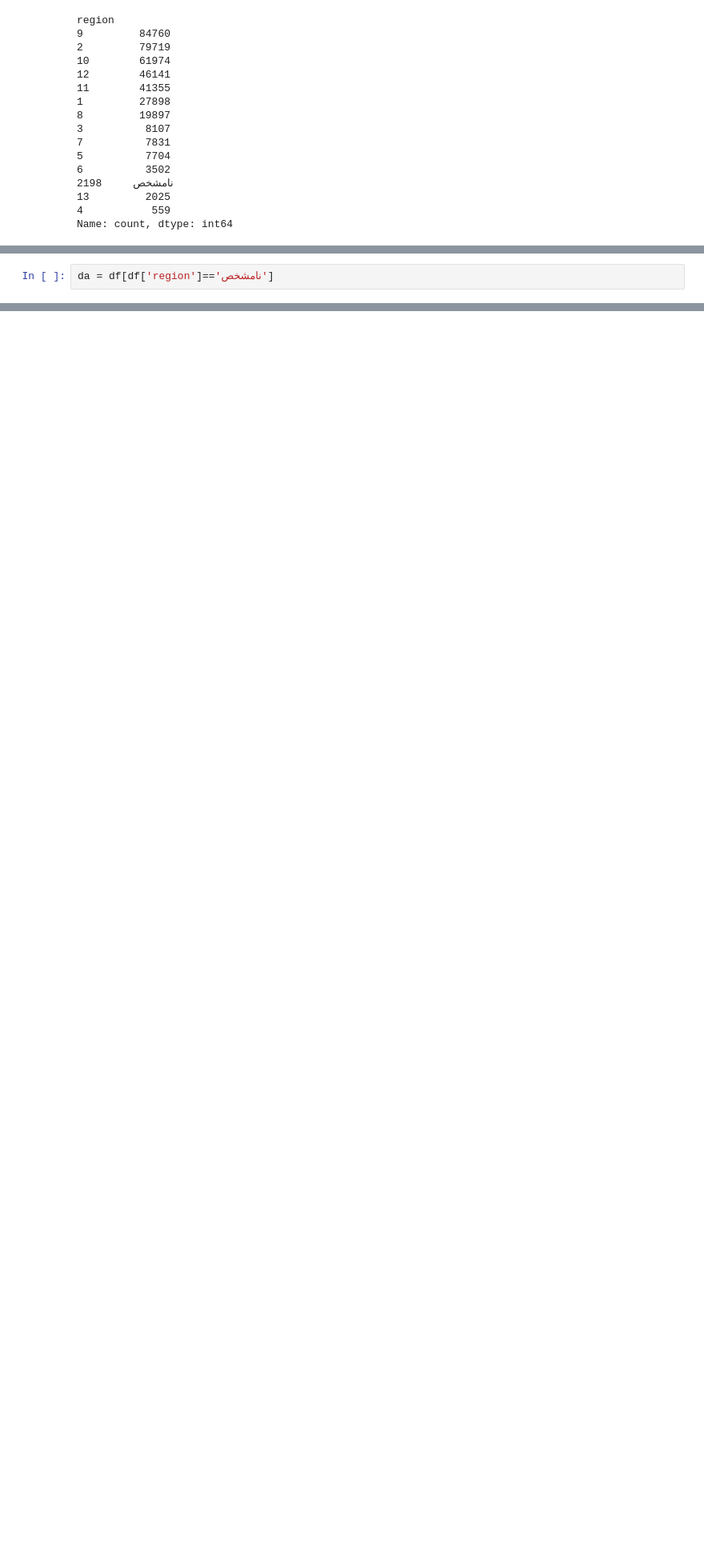
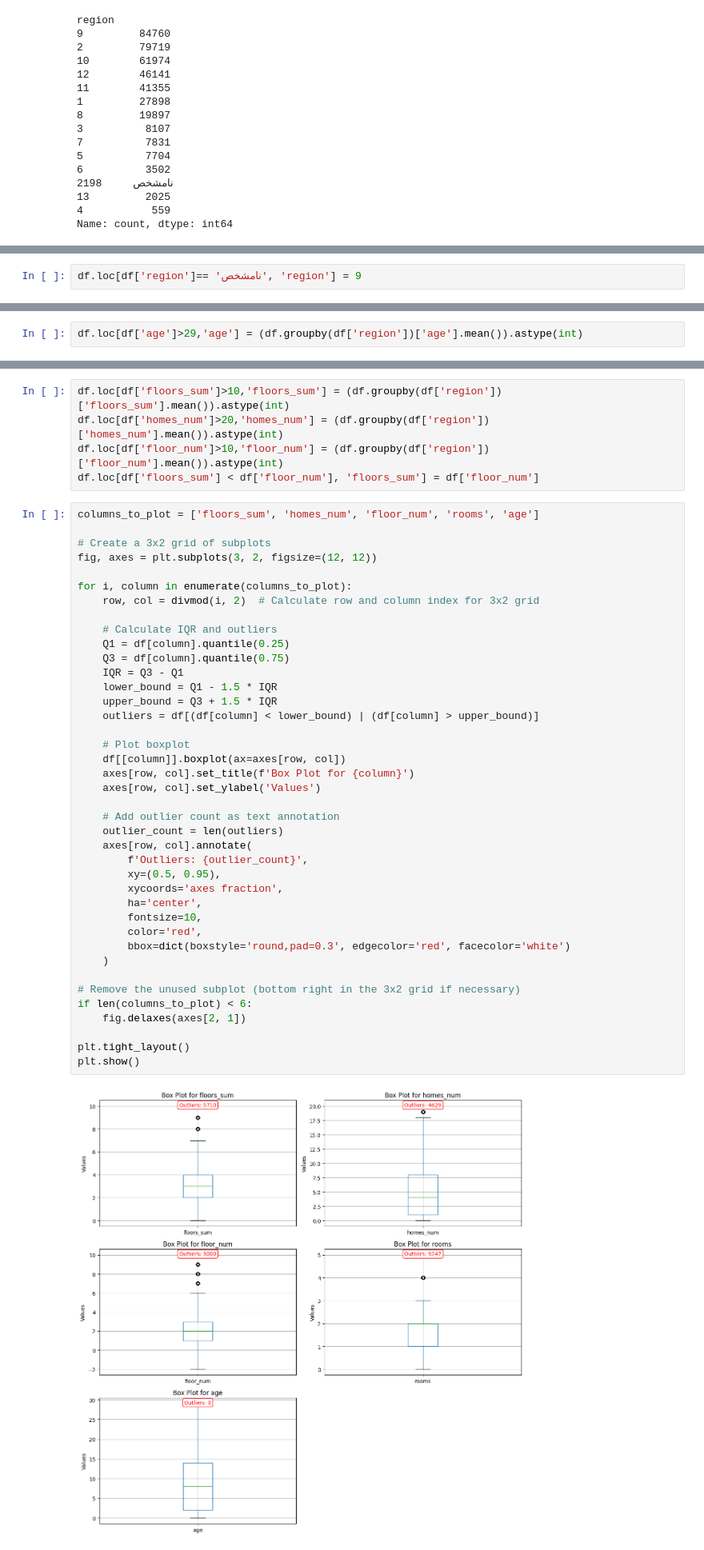
Before and after one commit to mostafamhmdi/bachelor-final-project, a Jupyter notebook: Codes/clean.ipynb, the cells around one changed output, grey strips where cells are left out. Shown at 80% size. Drawn from its saved outputs; the diff is of its cells as text; blank space fills up the shorter version.

```diff
--- a/Codes/clean.ipynb
+++ b/Codes/clean.ipynb
@@ -233,4 +229,4 @@ def find_region(address):
 # Apply the function
 df["region"] = df["address_no_digits"].apply(find_region)
 # %%
-da = df[df['region']=='نامشخص']
+df.loc[df['region']== 'نامشخص', 'region'] = 9
@@ -256,0 +233,2 @@ Name: count, dtype: int64
+# %%
+df.loc[df['age']>29,'age'] = (df.groupby(df['region'])['age'].mean()).astype(int)
@@ -256,0 +253,47 @@ Name: count, dtype: int64
+# %%
+df.loc[df['floors_sum']>10,'floors_sum'] = (df.groupby(df['region'])['floors_sum'].mean()).astype(int)
+df.loc[df['homes_num']>20,'homes_num'] = (df.groupby(df['region'])['homes_num'].mean()).astype(int)
+df.loc[df['floor_num']>10,'floor_num'] = (df.groupby(df['region'])['floor_num'].mean()).astype(int)
+df.loc[df['floors_sum'] < df['floor_num'], 'floors_sum'] = df['floor_num']
+# %%
+columns_to_plot = ['floors_sum', 'homes_num', 'floor_num', 'rooms', 'age']
+
+# Create a 3x2 grid of subplots
+fig, axes = plt.subplots(3, 2, figsize=(12, 12))
+
+for i, column in enumerate(columns_to_plot):
+    row, col = divmod(i, 2)  # Calculate row and column index for 3x2 grid
+
+    # Calculate IQR and outliers
+    Q1 = df[column].quantile(0.25)
+    Q3 = df[column].quantile(0.75)
+    IQR = Q3 - Q1
+    lower_bound = Q1 - 1.5 * IQR
+    upper_bound = Q3 + 1.5 * IQR
+    outliers = df[(df[column] < lower_bound) | (df[column] > upper_bound)]
+
+    # Plot boxplot
+    df[[column]].boxplot(ax=axes[row, col])
+    axes[row, col].set_title(f'Box Plot for {column}')
+    axes[row, col].set_ylabel('Values')
+
+    # Add outlier count as text annotation
+    outlier_count = len(outliers)
+    axes[row, col].annotate(
+        f'Outliers: {outlier_count}',
+        xy=(0.5, 0.95),
+        xycoords='axes fraction',
+        ha='center',
+        fontsize=10,
+        color='red',
+        bbox=dict(boxstyle='round,pad=0.3', edgecolor='red', facecolor='white')
+    )
+
+# Remove the unused subplot (bottom right in the 3x2 grid if necessary)
+if len(columns_to_plot) < 6:
+    fig.delaxes(axes[2, 1])
+
+plt.tight_layout()
+plt.show()
+# %% [output]
+[figure, added]
```
Also changed, not shown: parts of 46 cells of this notebook, 1 other file.
